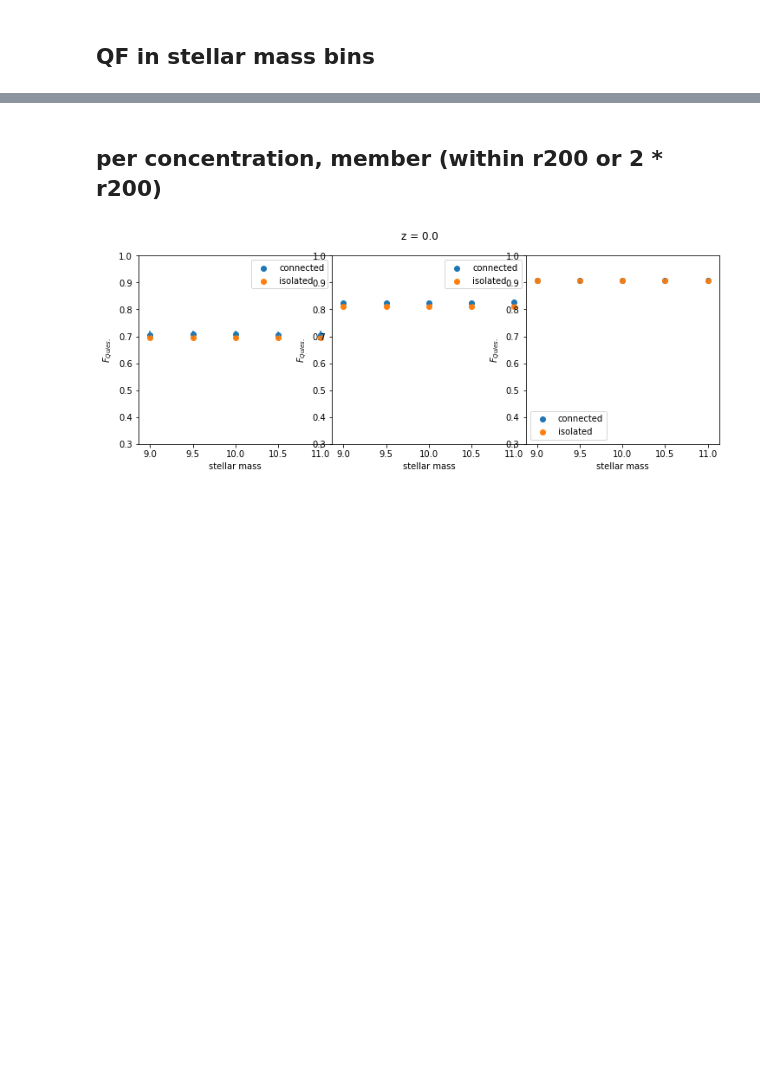
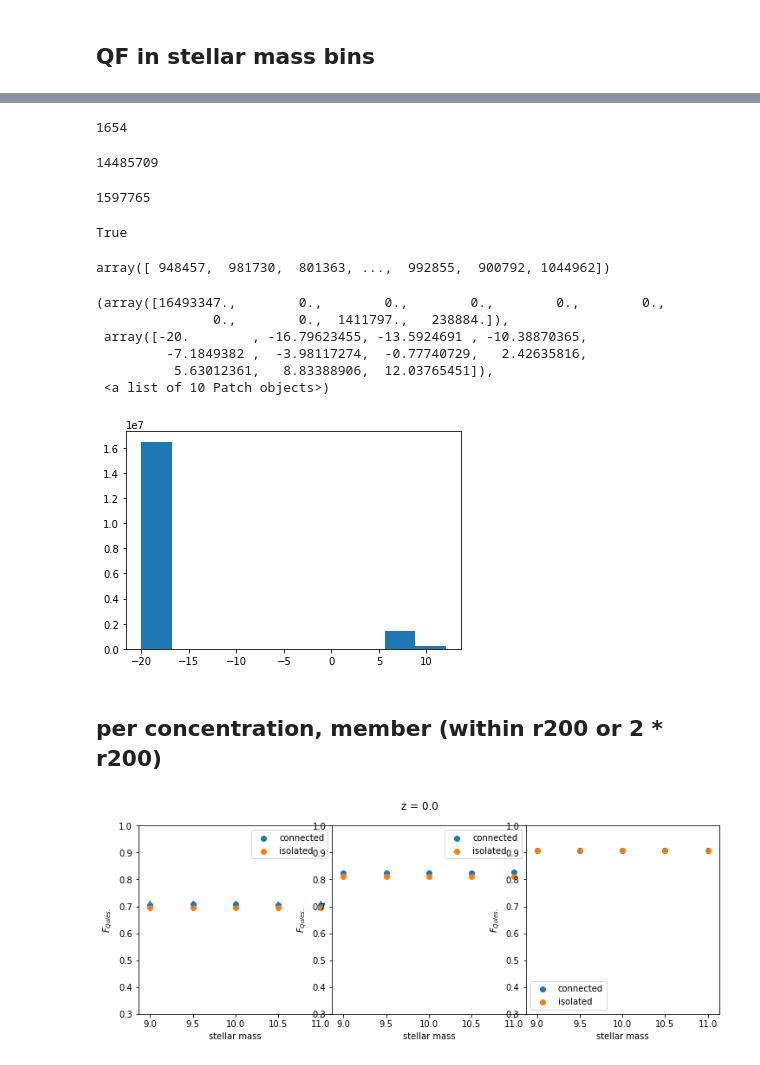
Before and after one commit to eunheeko/WFMinIllustrisTNG, a Jupyter notebook: SF_per_stellarmass.ipynb, the cells around one changed output, grey strips where cells are left out. Saved outputs shown, nothing was run; the diff lists cells and outputs as text; code cells hidden in the pictures; blank space fills up the shorter version.

```diff
--- a/SF_per_stellarmass.ipynb
+++ b/SF_per_stellarmass.ipynb
@@ -270,3 +283,33 @@ for isnap, snap in enumerate(snaps_full[:-1]):
+# %%
+len(boot)
+# %% [output]
+1654
+# %%
+len(MassInRad)
+# %% [output]
+14485709
+# %%
+len(SFRs[f'Snapshot_{snap}']['SFR_MsunPerYrs_in_InRad_200Myrs'][:])
+# %% [output]
+1597765
+# %%
+np.all([True if x in isos else False for x in boot])
+# %% [output]
+True
+# %%
+boot
+# %% [output]
+array([ 948457,  981730,  801363, ...,  992855,  900792, 1044962])
+# %%
+plt.hist(np.log10(MassInRad +1e-20))
+# %% [output]
+(array([16493347.,        0.,        0.,        0.,        0.,        0.,
+               0.,        0.,  1411797.,   238884.]),
+ array([-20.        , -16.79623455, -13.5924691 , -10.38870365,
+         -7.1849382 ,  -3.98117274,  -0.77740729,   2.42635816,
+          5.63012361,   8.83388906,  12.03765451]),
+ <a list of 10 Patch objects>)
+[figure, added]
 # %% [markdown]
 ## per concentration, member (within r200 or 2 * r200)
 # %%
```
Also changed, not shown: parts of 7 cells of this notebook, 2 other files.
